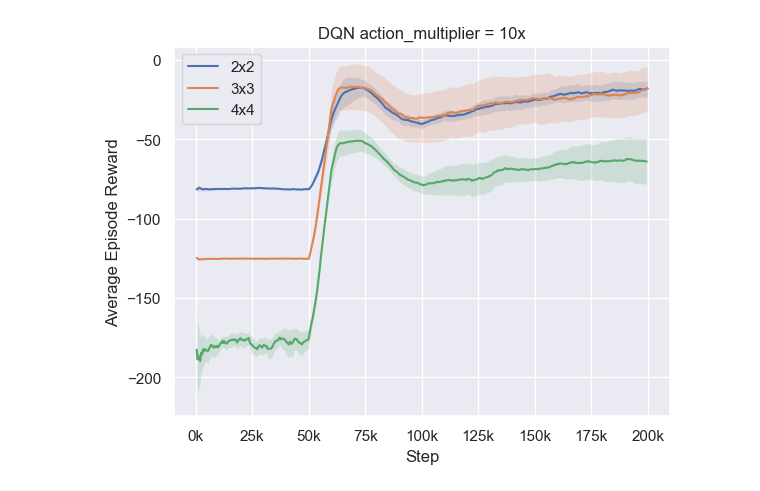
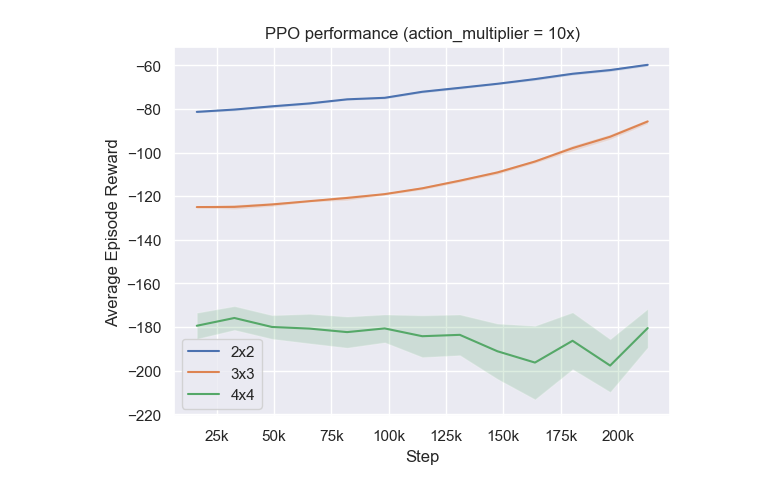
Before and after one commit to AnmolS99/BioGym, a Jupyter notebook: plots.ipynb, the cells around one changed output. Cells and saved outputs as stored; diff of their text form; code cells hidden in the pictures.

Commit message:
Plots for action_multiplier=10x

```diff
--- a/plots.ipynb
+++ b/plots.ipynb
@@ -8,11 +8,10 @@ import numpy as np
 
 sns.set(style="darkgrid", font_scale=1.0)
 
-path = "./logs_csv/DQN/3x3_10x"
-
-path_list = ["./logs_csv/DQN/2x2_10x/", "./logs_csv/DQN/3x3_10x/", "./logs_csv/DQN/4x4_10x/"]
+# path_list = ["./logs_csv/DQN/2x2_10x/", "./logs_csv/DQN/3x3_10x/", "./logs_csv/DQN/4x4_10x/"]
 # path_list = ["./logs_csv/A2C/8env/2x2_10x/", "./logs_csv/A2C/8env/3x3_10x/", "./logs_csv/A2C/8env/4x4_10x/"]
-# path_list = [ "./logs_csv/PPO/8env/2x2_10x/",  "./logs_csv/PPO/8env/3x3_10x/", "./logs_csv/PPO/8env/4x4_10x/"]
+path_list = [ "./logs_csv/PPO/8env/2x2_10x/",  "./logs_csv/PPO/8env/3x3_10x/", "./logs_csv/PPO/8env/4x4_10x/"]
+# path_list = [ "./logs_csv/DQN/2x2_10x/",  "./logs_csv/A2C/8env/2x2_10x/", "./logs_csv/PPO/8env/2x2_10x/"]
 
 
 def get_plot_info(path):
@@ -21,8 +20,8 @@ def get_plot_info(path):
     df = df.dropna()
 
     for i in range(len(df["Wall time"].columns)):
-        df['Relative time ' + str(i)] = df['Wall time'].iloc[:,i].apply(lambda x: (x - df['Wall time'].iloc[:,i].min())/60)
-        df.rename(columns={"Relative time " + str(i): "Relative time"}, inplace=True)
+        df['Training Time ' + str(i)] = df['Wall time'].iloc[:,i].apply(lambda x: (x - df['Wall time'].iloc[:,i].min())/60)
+        df.rename(columns={"Training Time " + str(i): "Training Time"}, inplace=True)
 
     df_mean=df.groupby(level=0,axis=1).mean()
     df_std=df.groupby(level=0,axis=1).std(numeric_only=True)["Value"]
@@ -37,33 +36,35 @@ x_variable = "Step"
 
 for path in path_list:
 
     df_mean, df_std, df_ci_upper, df_ci_lower = get_plot_info(path)
 
 
 
     # sns.lineplot(data=df3, x="Step", y="Value", errorbar=('ci', 95))
     sns.lineplot(data=df_mean, x=x_variable, y="Value", legend='brief', label=path[-8:-5])
+    # sns.lineplot(data=df_mean, x=x_variable, y="Value", legend='brief', label=path[11:14])
 
     # Standard deviation
     # plt.fill_between(df_mean["Step"], np.array(df_mean["Value"])-np.array(df_std), np.array(df_mean["Value"])+np.array(df_std), alpha=0.2, color='red')
     # plt.fill_between(df_mean[x_variable], np.array(df_ci_lower), np.array(df_ci_upper), alpha=0.1, color='blue')
     plt.fill_between(df_mean[x_variable], np.array(df_ci_lower), np.array(df_ci_upper), alpha=0.2)
 
 # add title and axis labels
-plt.title('DQN action_multiplier = 10x')
+plt.title('PPO performance (action_multiplier = 10x)')
 plt.xlabel(x_variable)
 plt.ylabel('Average Episode Reward')
 
 if x_variable == "Step":
     # Set the formatter for the x-axis
     ax = plt.gca()  # Get the current axes
     ax.xaxis.set_major_formatter(ticker.FuncFormatter(lambda x, pos: f'{x * 1e-3:.0f}k'))
-elif x_variable == "Relative time":
+elif x_variable == "Training Time":
     # Set the formatter for the x-axis
     ax = plt.gca()  # Get the current axes
     ax.xaxis.set_major_formatter(ticker.FuncFormatter(lambda x, pos: f'{int(x)} min'))
 
 # show the plot
+# plt.savefig("./results/PPO/PPO_8env_10x", dpi=300)
 plt.show()
 # %% [output]
-[figure, old version]
+[figure, new version]
```
Also changed, not shown: 5 other files.
